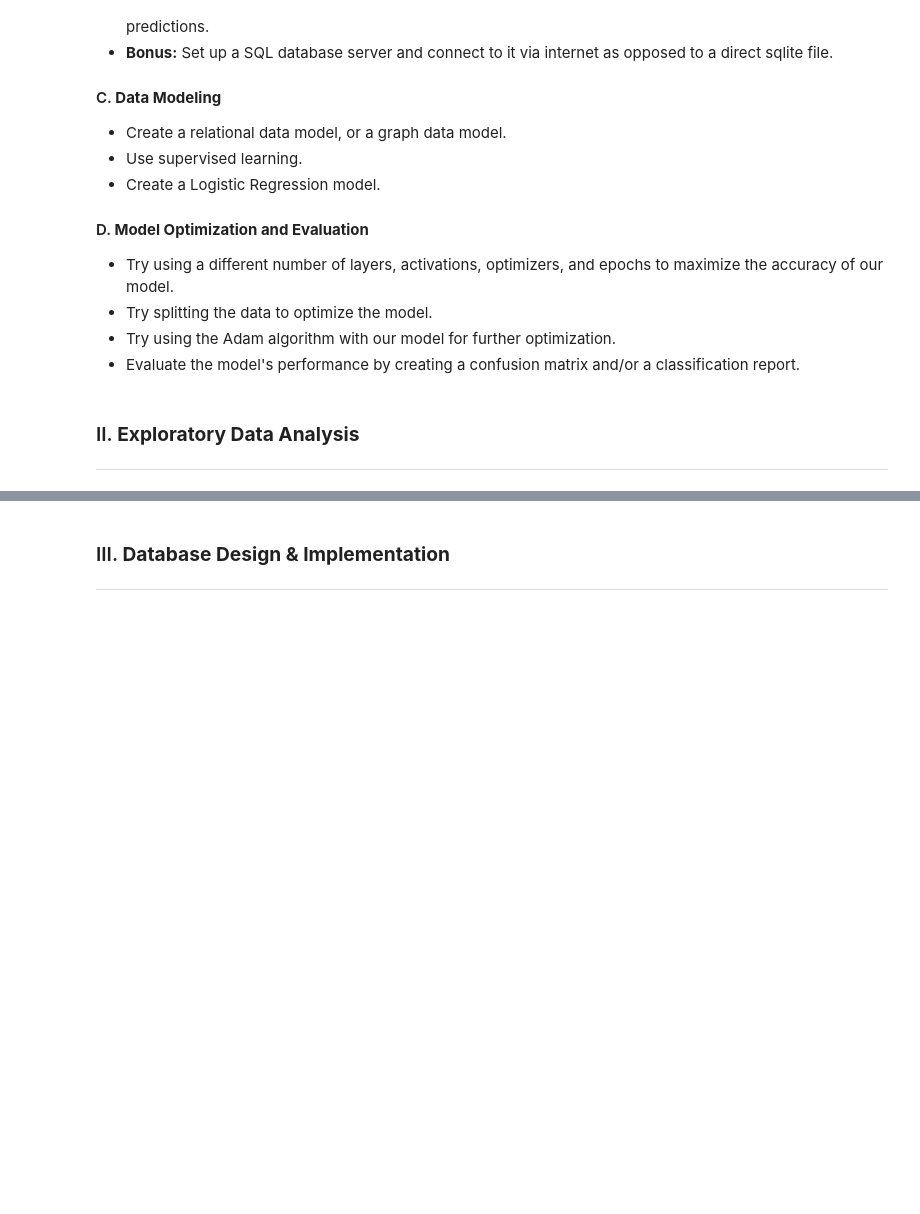
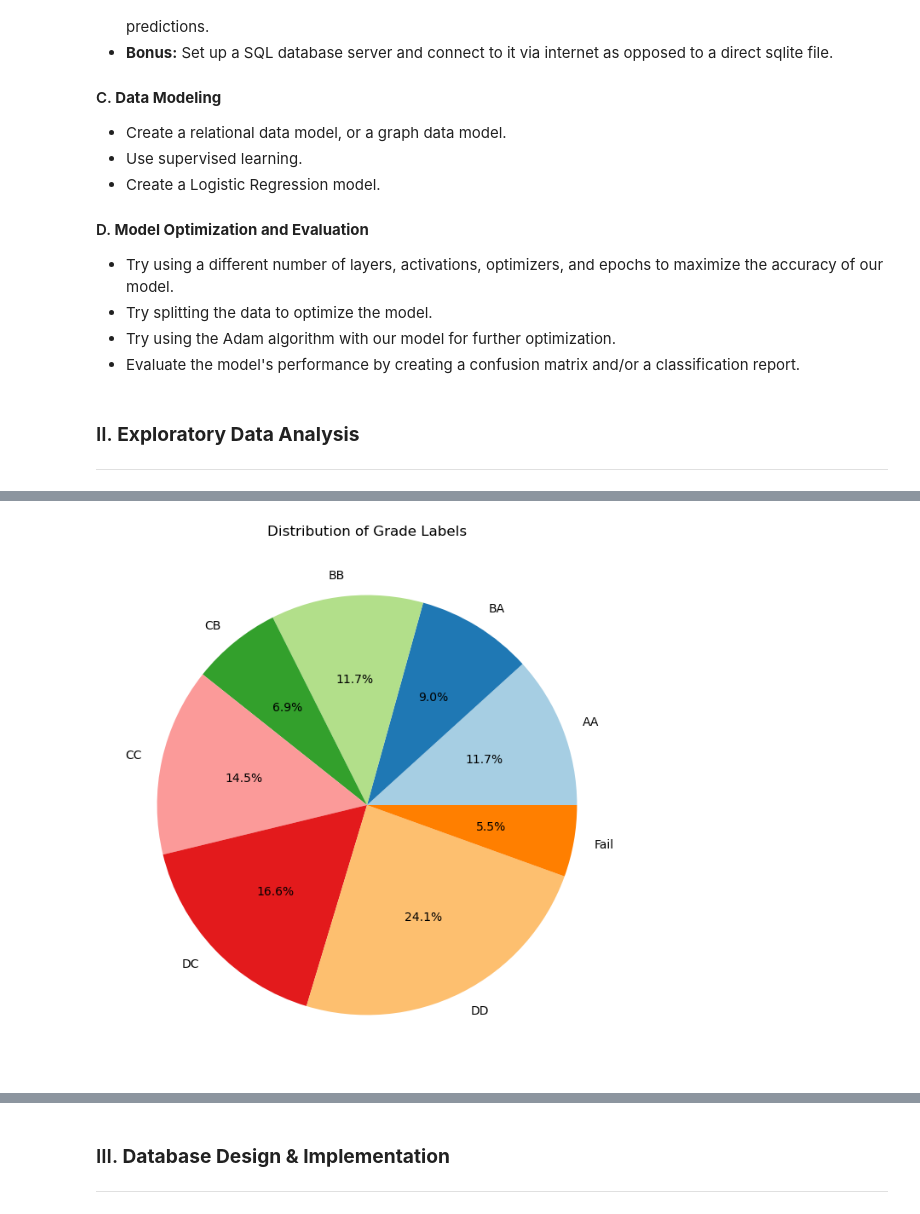
Before and after one commit to andreawcy/Project_4_Online-course-engagement-analysis, a Jupyter notebook: notebook_draft.ipynb, the cells around one changed output, grey strips where cells are left out. Cells and saved outputs as stored; diff of their text form; code cells hidden in the pictures; blank space fills up the shorter version.

```diff
--- a/notebook_draft.ipynb
+++ b/notebook_draft.ipynb
@@ -45,0 +74,4 @@ We decided to approach the topic in the following outline:
+# %%
+master_df.dtypes
+master_df['GRADE'] = pd.to_numeric(master_df['GRADE'])
+master_df.dtypes
@@ -45,0 +96,16 @@ We decided to approach the topic in the following outline:
+# %%
+# Define the mapping from integer grades to labels
+grade_mapping = {
+    0: 'Fail',
+    1: 'DD',
+    2: 'DC',
+    3: 'CC',
+    4: 'CB',
+    5: 'BB',
+    6: 'BA',
+    7: 'AA'
+}
+
+# Create a new column 'GRADE_LABEL' with the mapped labels
+master_df['GRADE_LABEL'] = master_df['GRADE'].map(grade_mapping)
+master_df
@@ -45,0 +163,21 @@ We decided to approach the topic in the following outline:
+# %%
+# Get the count of each grade label
+grade_counts = master_df['GRADE_LABEL'].value_counts()
+
+# Define the desired order
+grade_order = ['AA', 'BA', 'BB', 'CB', 'CC', 'DC', 'DD', 'Fail']
+
+# Reorder the counts according to the defined order
+ordered_grade_counts = grade_counts.reindex(grade_order, fill_value=0)
+
+# Create a pie chart
+plt.figure(figsize=(8, 8))
+plt.pie(ordered_grade_counts, labels=ordered_grade_counts.index, autopct='%1.1f%%', colors=plt.cm.Paired(range(len(ordered_grade_counts))))
+
+# Add title
+plt.title('Distribution of Grade Labels')
+
+# Show the plot
+plt.show()
+# %% [output]
+[figure, added]
```
Also changed, not shown: parts of 11 cells of this notebook, 1 other file.
